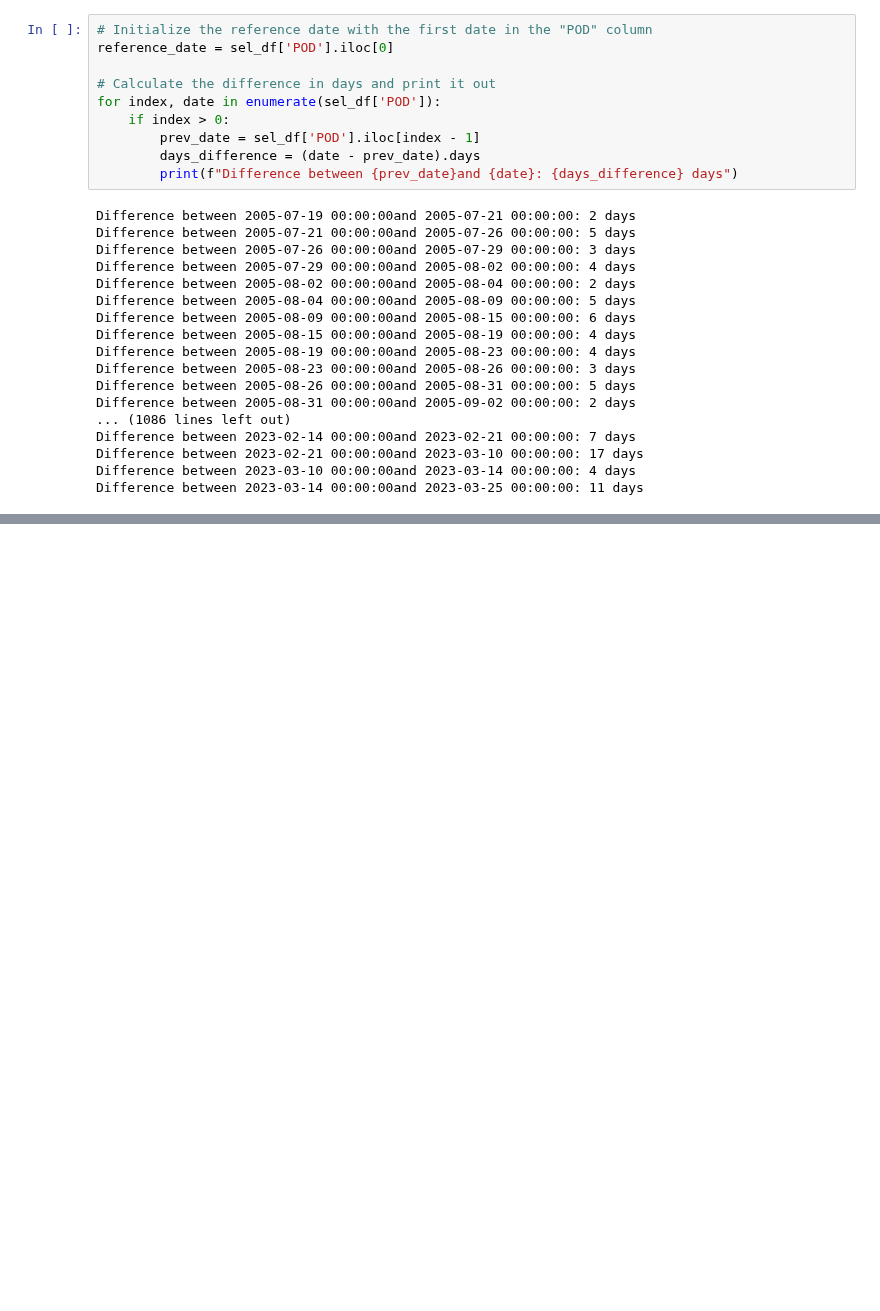
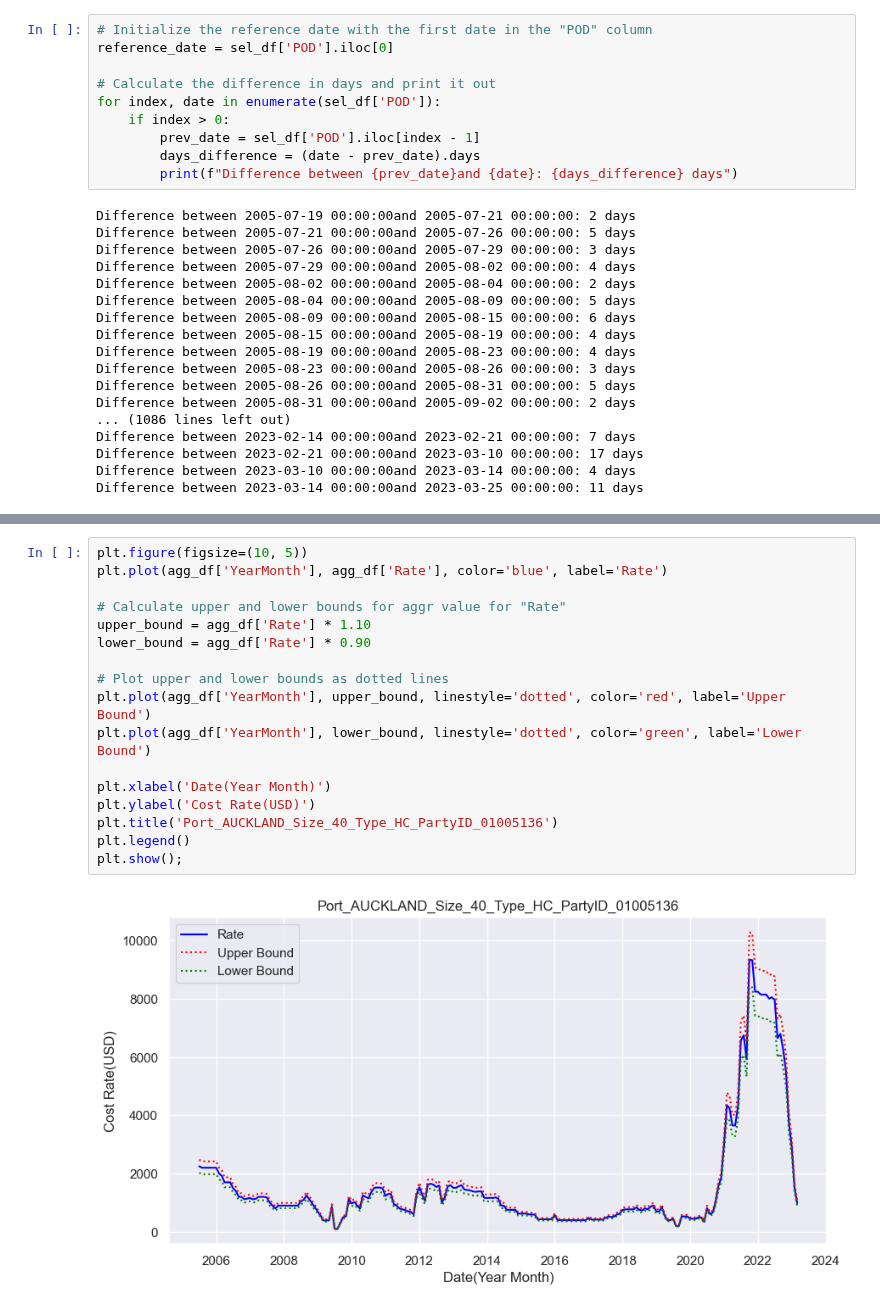
Before and after one commit to aloysiuswjw/Cost-Rate-Analysis, a Jupyter notebook: LA.ipynb, the cells around one changed output, grey strips where cells are left out. Saved outputs shown, nothing was run; the diff lists cells and outputs as text; blank space fills up the shorter version.

Commit message:
updated graphs

```diff
--- a/LA.ipynb
+++ b/LA.ipynb
@@ -313,0 +348,19 @@ Text(0.5, 1.0, 'Port_AUCKLAND_Size_40_Type_HC_PartyID_01005136')
+# %%
+plt.figure(figsize=(10, 5))
+plt.plot(agg_df['YearMonth'], agg_df['Rate'], color='blue', label='Rate')
+
+# Calculate upper and lower bounds for aggr value for "Rate"
+upper_bound = agg_df['Rate'] * 1.10
+lower_bound = agg_df['Rate'] * 0.90
+
+# Plot upper and lower bounds as dotted lines
+plt.plot(agg_df['YearMonth'], upper_bound, linestyle='dotted', color='red', label='Upper Bound')
+plt.plot(agg_df['YearMonth'], lower_bound, linestyle='dotted', color='green', label='Lower Bound')
+
+plt.xlabel('Date(Year Month)')
+plt.ylabel('Cost Rate(USD)')
+plt.title('Port_AUCKLAND_Size_40_Type_HC_PartyID_01005136')
+plt.legend()
+plt.show();
+# %% [output]
+[figure, added]
```
Also changed, not shown: parts of 8 cells of this notebook, 1 other file.
